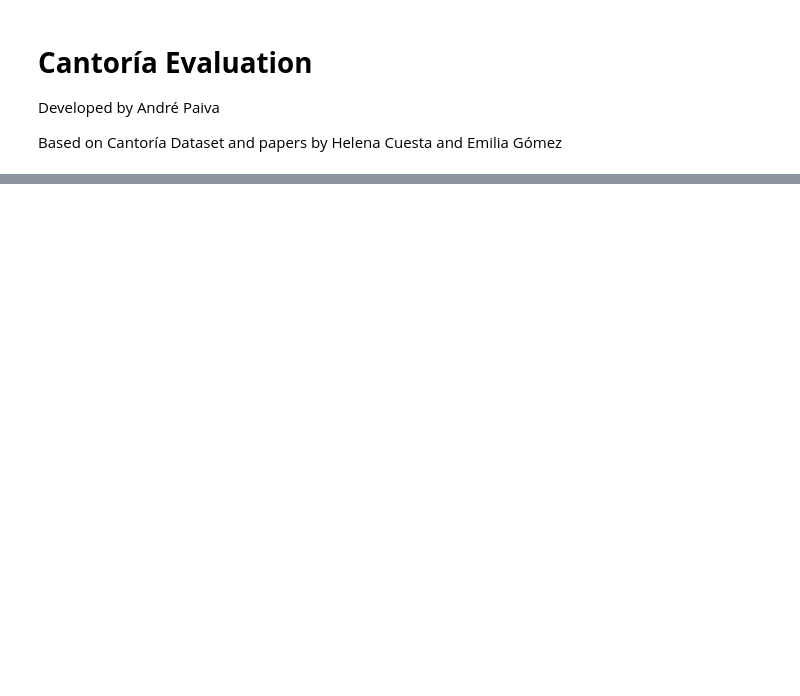
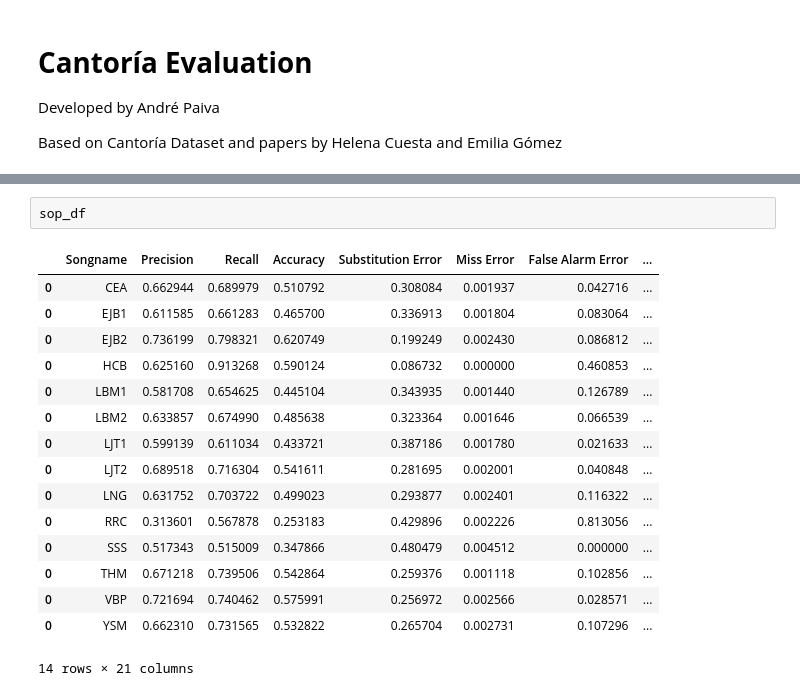
Before and after one commit to Xornotor/VocalAssignment-SSCS, a Jupyter notebook: Cantoria_Eval.ipynb, the cells around one changed output, grey strips where cells are left out. Drawn from its saved outputs; the diff is of its cells as text; blank space fills up the shorter version.

```diff
--- a/Cantoria_Eval.ipynb
+++ b/Cantoria_Eval.ipynb
@@ -111,0 +49,19 @@ df_metrics
+# %%
+sop_df
+# %% [output]
+|  | Songname | Precision | Recall | Accuracy | Substitution Error | Miss Error | False Alarm Error | ... |
+| 0 | CEA | 0.662944 | 0.689979 | 0.510792 | 0.308084 | 0.001937 | 0.042716 | ... |
+| 0 | EJB1 | 0.611585 | 0.661283 | 0.465700 | 0.336913 | 0.001804 | 0.083064 | ... |
+| 0 | EJB2 | 0.736199 | 0.798321 | 0.620749 | 0.199249 | 0.002430 | 0.086812 | ... |
+| 0 | HCB | 0.625160 | 0.913268 | 0.590124 | 0.086732 | 0.000000 | 0.460853 | ... |
+| 0 | LBM1 | 0.581708 | 0.654625 | 0.445104 | 0.343935 | 0.001440 | 0.126789 | ... |
+| 0 | LBM2 | 0.633857 | 0.674990 | 0.485638 | 0.323364 | 0.001646 | 0.066539 | ... |
+| 0 | LJT1 | 0.599139 | 0.611034 | 0.433721 | 0.387186 | 0.001780 | 0.021633 | ... |
+| 0 | LJT2 | 0.689518 | 0.716304 | 0.541611 | 0.281695 | 0.002001 | 0.040848 | ... |
+| 0 | LNG | 0.631752 | 0.703722 | 0.499023 | 0.293877 | 0.002401 | 0.116322 | ... |
+| 0 | RRC | 0.313601 | 0.567878 | 0.253183 | 0.429896 | 0.002226 | 0.813056 | ... |
+| 0 | SSS | 0.517343 | 0.515009 | 0.347866 | 0.480479 | 0.004512 | 0.000000 | ... |
+| 0 | THM | 0.671218 | 0.739506 | 0.542864 | 0.259376 | 0.001118 | 0.102856 | ... |
+| 0 | VBP | 0.721694 | 0.740462 | 0.575991 | 0.256972 | 0.002566 | 0.028571 | ... |
+| 0 | YSM | 0.662310 | 0.731565 | 0.532822 | 0.265704 | 0.002731 | 0.107296 | ... |
+14 rows × 21 columns
```
Also changed, not shown: parts of 10 cells of this notebook, 2 other files.
